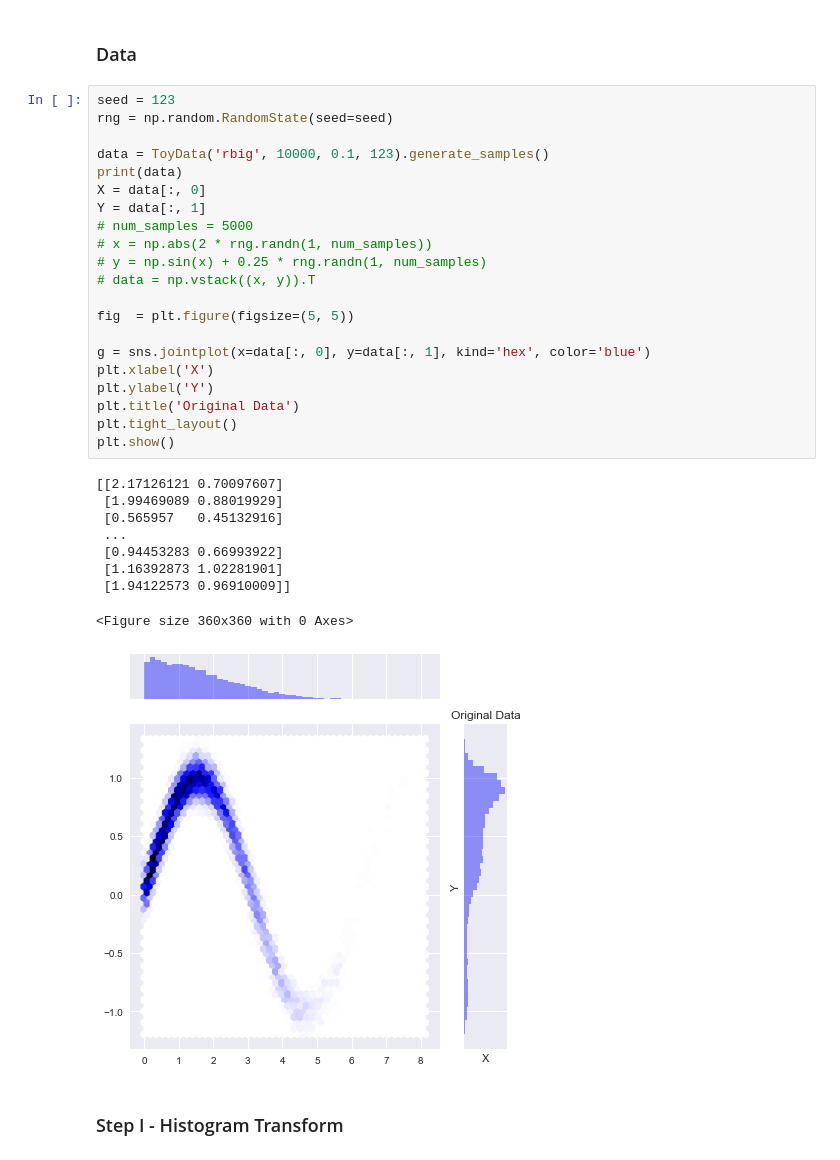
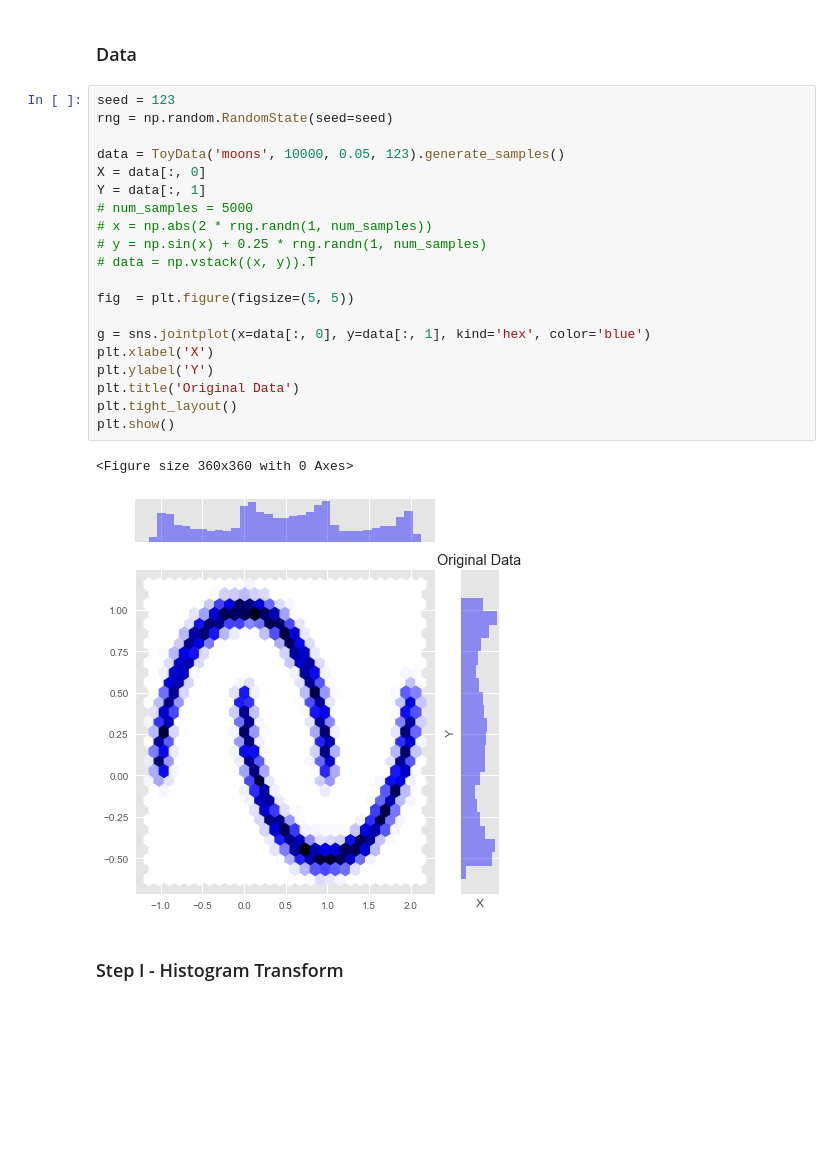
Before and after one commit to IPL-UV/rbig, a Jupyter notebook: notebooks/individual_functions.ipynb, the cells around one changed output. Cells and saved outputs as stored; diff of their text form; blank space fills up the shorter version.

```diff
--- a/notebooks/individual_functions.ipynb
+++ b/notebooks/individual_functions.ipynb
@@ -21,34 +21,26 @@ The autoreload extension is already loaded. To reload it, use:
 # %%
 seed = 123
 rng = np.random.RandomState(seed=seed)
 
-data = ToyData('rbig', 10000, 0.1, 123).generate_samples()
-print(data)
+data = ToyData('moons', 10000, 0.05, 123).generate_samples()
 X = data[:, 0]
 Y = data[:, 1]
 # num_samples = 5000
 # x = np.abs(2 * rng.randn(1, num_samples))
 # y = np.sin(x) + 0.25 * rng.randn(1, num_samples)
 # data = np.vstack((x, y)).T
 
 fig  = plt.figure(figsize=(5, 5))
 
 g = sns.jointplot(x=data[:, 0], y=data[:, 1], kind='hex', color='blue')
 plt.xlabel('X')
 plt.ylabel('Y')
 plt.title('Original Data')
 plt.tight_layout()
 plt.show()
 # %% [output]
-[[2.17126121 0.70097607]
- [1.99469089 0.88019929]
- [0.565957   0.45132916]
- ...
- [0.94453283 0.66993922]
- [1.16392873 1.02281901]
- [1.94122573 0.96910009]]
+<Figure size 360x360 with 0 Axes>
-<Figure size 360x360 with 0 Axes>
-[figure, old version]
+[figure, new version]
 # %% [markdown]
 ### Step I - Histogram Transform
 # %%
```
Also changed, not shown: parts of 10 cells of this notebook.
